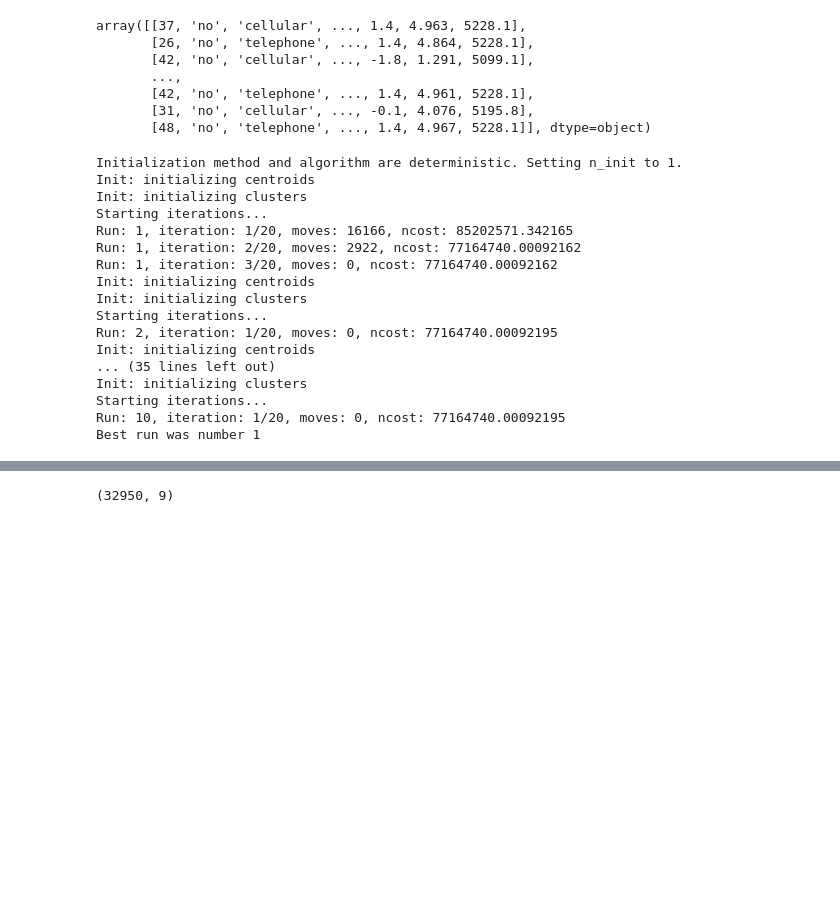
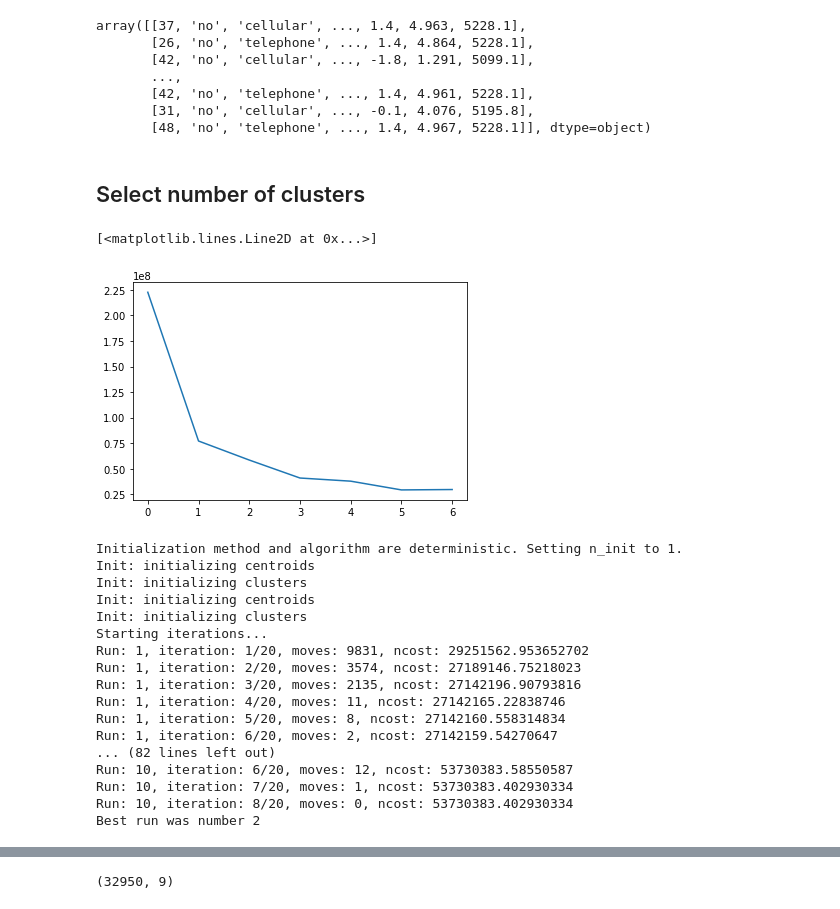
Before and after one commit to aojudo/seminar-marketing, a Jupyter notebook: k-prototypes.ipynb, the cells around one changed output, grey strips where cells are left out. Cells and saved outputs as stored; diff of their text form; code cells hidden in the pictures; blank space fills up the shorter version.

Commit message:
minor updates + changed kprot to right elbow method

```diff
--- a/k-prototypes.ipynb
+++ b/k-prototypes.ipynb
@@ -101,41 +105,46 @@ array([[37, 'no', 'cellular', ..., 1.4, 4.963, 5228.1],
        [42, 'no', 'telephone', ..., 1.4, 4.961, 5228.1],
        [31, 'no', 'cellular', ..., -0.1, 4.076, 5195.8],
        [48, 'no', 'telephone', ..., 1.4, 4.967, 5228.1]], dtype=object)
+# %% [markdown]
+## Select number of clusters
+# %%
+categorical_features_idx = [1,2,3,5]
 # %%
-# wcss = []
-# for i in range(1, 20):
-#     kmeans = KMeans(n_clusters=i, init='k-means++', max_iter=300, n_init=10, random_state=0)
-#     kmeans.fit(train_features)
-#     wcss.append(kmeans.inertia_)
-# plt.plot(range(1, 20), wcss)
-# plt.title('Elbow Method')
-# plt.xlabel('Number of clusters')
-# plt.ylabel('WCSS')
-# plt.show()
+#Choosing optimal K
+cost = []
+for num_clusters in list(range(1,8)):
+    kproto = KPrototypes(n_clusters=num_clusters, verbose=0)
+    kproto.fit_predict(train_features, categorical=categorical_features_idx)
+    cost.append(kproto.cost_)
+
+plt.plot(cost)
+# %% [output]
+[<matplotlib.lines.Line2D at 0x...>]
+[figure, added]
 # %%
 categorical_features_idx = [1,2,3,5]
 # %%
 mark_array=train_features
 # %%
-kproto = KPrototypes(n_clusters=2, verbose=2, max_iter=20).fit(mark_array, categorical=categorical_features_idx)
+kproto = KPrototypes(n_clusters=4, verbose=2, max_iter=20).fit(mark_array, categorical=categorical_features_idx)
 # %% [output]
 Initialization method and algorithm are deterministic. Setting n_init to 1.
 Init: initializing centroids
 Init: initializing clusters
-Starting iterations...
-Run: 1, iteration: 1/20, moves: 16166, ncost: 85202571.342165
-Run: 1, iteration: 2/20, moves: 2922, ncost: 77164740.00092162
-Run: 1, iteration: 3/20, moves: 0, ncost: 77164740.00092162
 Init: initializing centroids
 Init: initializing clusters
 Starting iterations...
-Run: 2, iteration: 1/20, moves: 0, ncost: 77164740.00092195
-Init: initializing centroids
-... (35 lines left out)
-Init: initializing clusters
-Starting iterations...
-Run: 10, iteration: 1/20, moves: 0, ncost: 77164740.00092195
-Best run was number 1
+Run: 1, iteration: 1/20, moves: 9831, ncost: 29251562.953652702
+Run: 1, iteration: 2/20, moves: 3574, ncost: 27189146.75218023
+Run: 1, iteration: 3/20, moves: 2135, ncost: 27142196.90793816
+Run: 1, iteration: 4/20, moves: 11, ncost: 27142165.22838746
+Run: 1, iteration: 5/20, moves: 8, ncost: 27142160.558314834
+Run: 1, iteration: 6/20, moves: 2, ncost: 27142159.54270647
+... (82 lines left out)
+Run: 10, iteration: 6/20, moves: 12, ncost: 53730383.58550587
+Run: 10, iteration: 7/20, moves: 1, ncost: 53730383.402930334
+Run: 10, iteration: 8/20, moves: 0, ncost: 53730383.402930334
+Best run was number 2
 # %%
 mark_array=train_features
 # %%
```
Also changed, not shown: parts of 9 cells of this notebook, 6 other files.
